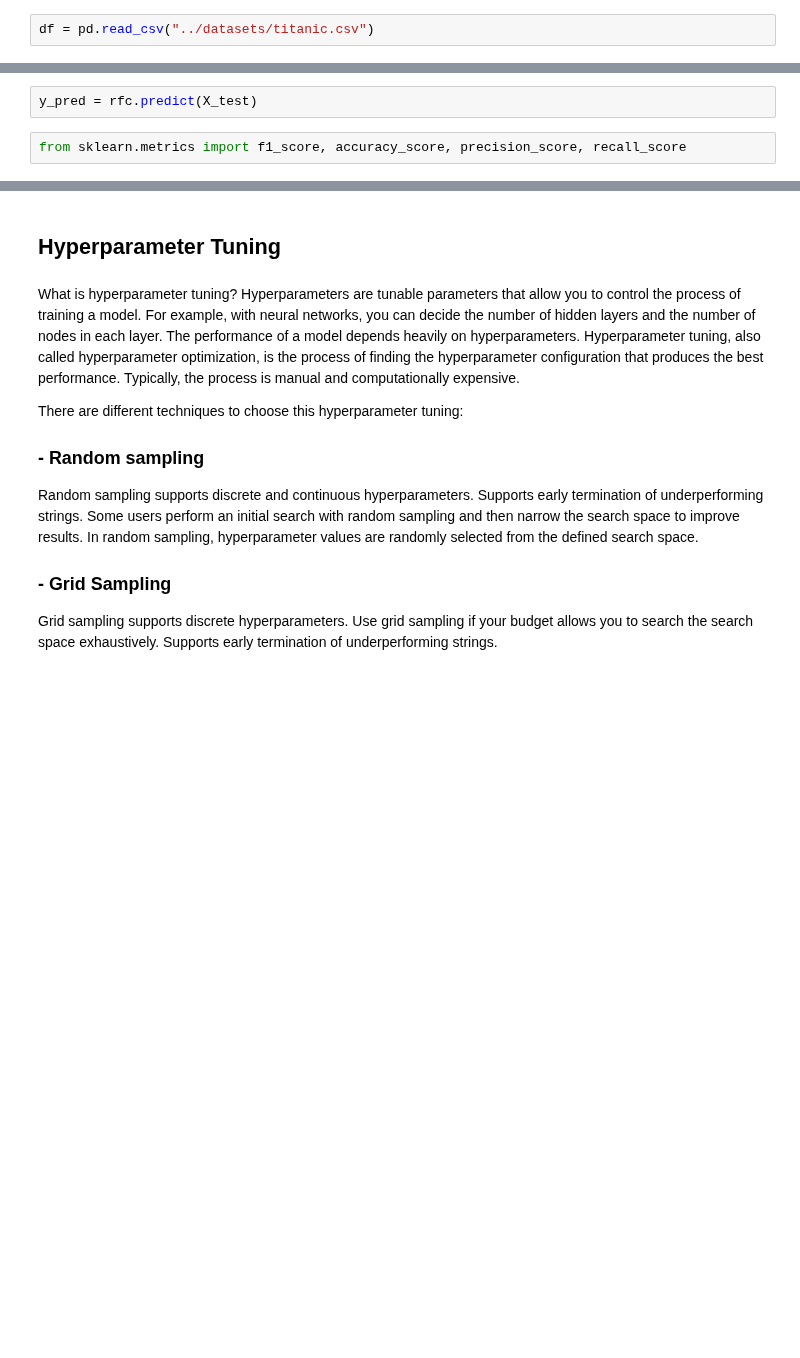
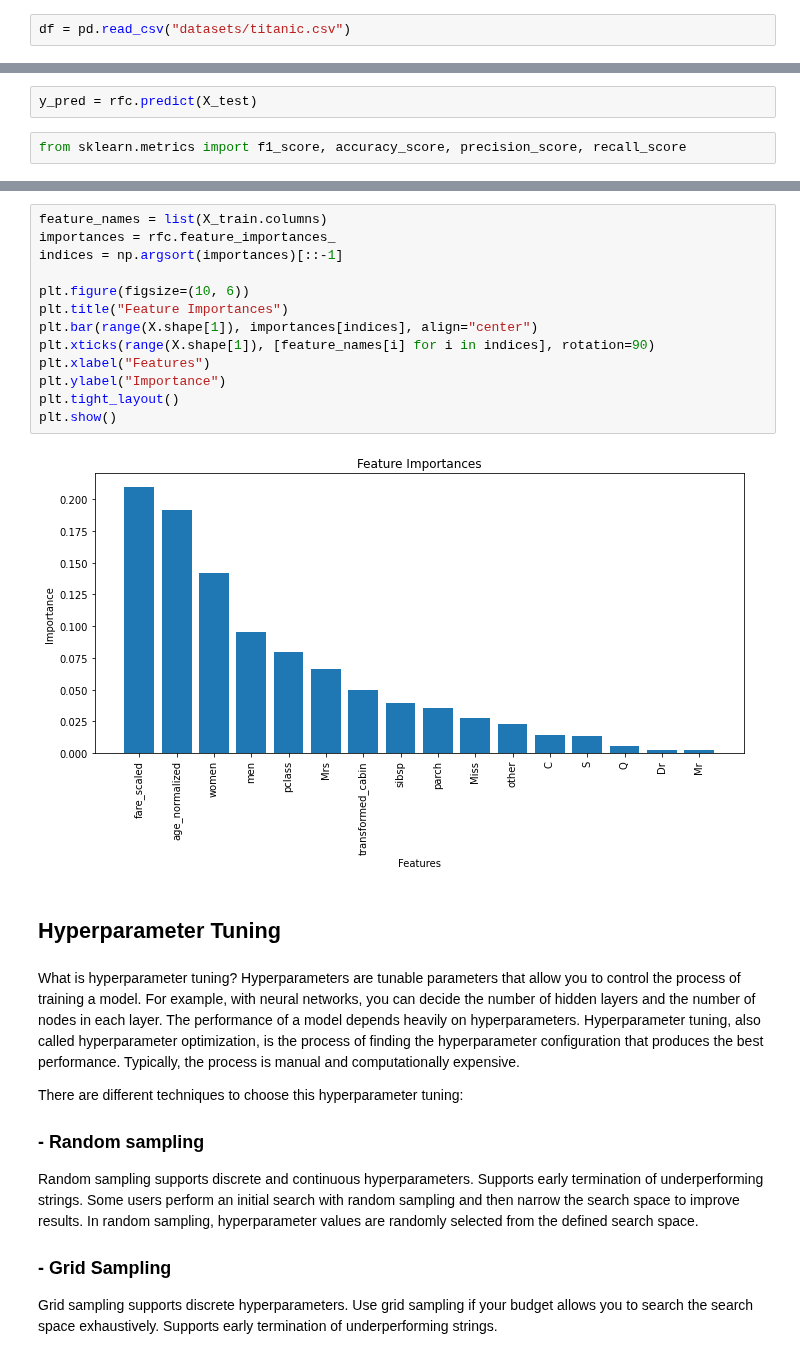
Before and after one commit to Ironhack-data-bcn-april-2023/lectures, a Jupyter notebook: week-7/04 - Feature_engineering.ipynb, the cells around one changed output, grey strips where cells are left out. Saved outputs shown, nothing was run; the diff lists cells and outputs as text; blank space fills up the shorter version.

```diff
--- a/week-7/04 - Feature_engineering.ipynb
+++ b/week-7/04 - Feature_engineering.ipynb
@@ -13,5 +14,5 @@ import pandas as pd
 # %%
-df = pd.read_csv("../datasets/titanic.csv")
+df = pd.read_csv("datasets/titanic.csv")
 # %% [markdown]
 ## Small exploration of the data
 # %%
@@ -714,3 +713,18 @@ F1 score: 0.7777777777777778
+# %%
+feature_names = list(X_train.columns)
+importances = rfc.feature_importances_
+indices = np.argsort(importances)[::-1]
+
+plt.figure(figsize=(10, 6))
+plt.title("Feature Importances")
+plt.bar(range(X.shape[1]), importances[indices], align="center")
+plt.xticks(range(X.shape[1]), [feature_names[i] for i in indices], rotation=90)
+plt.xlabel("Features")
+plt.ylabel("Importance")
+plt.tight_layout()
+plt.show()
+# %% [output]
+[figure, added]
 # %% [markdown]
 ## Hyperparameter Tuning
 # %% [markdown]
```
Also changed, not shown: parts of 15 cells of this notebook.
